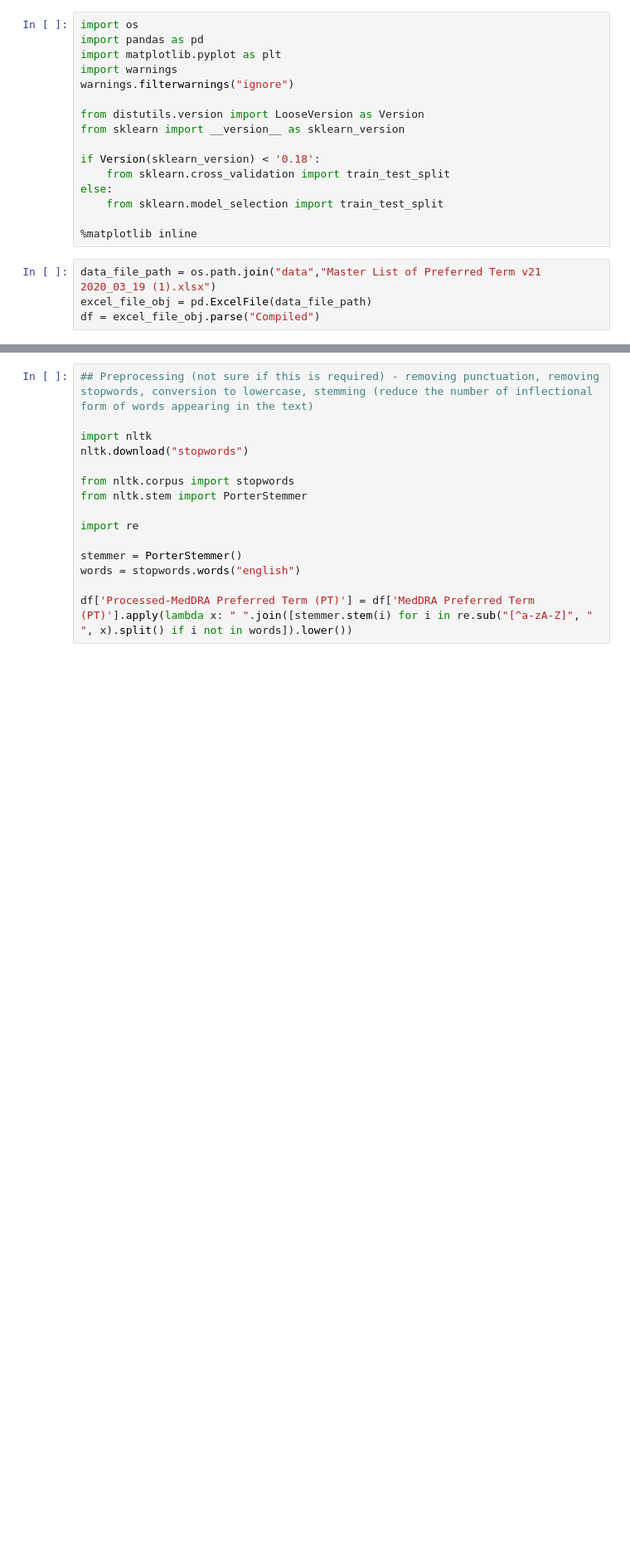
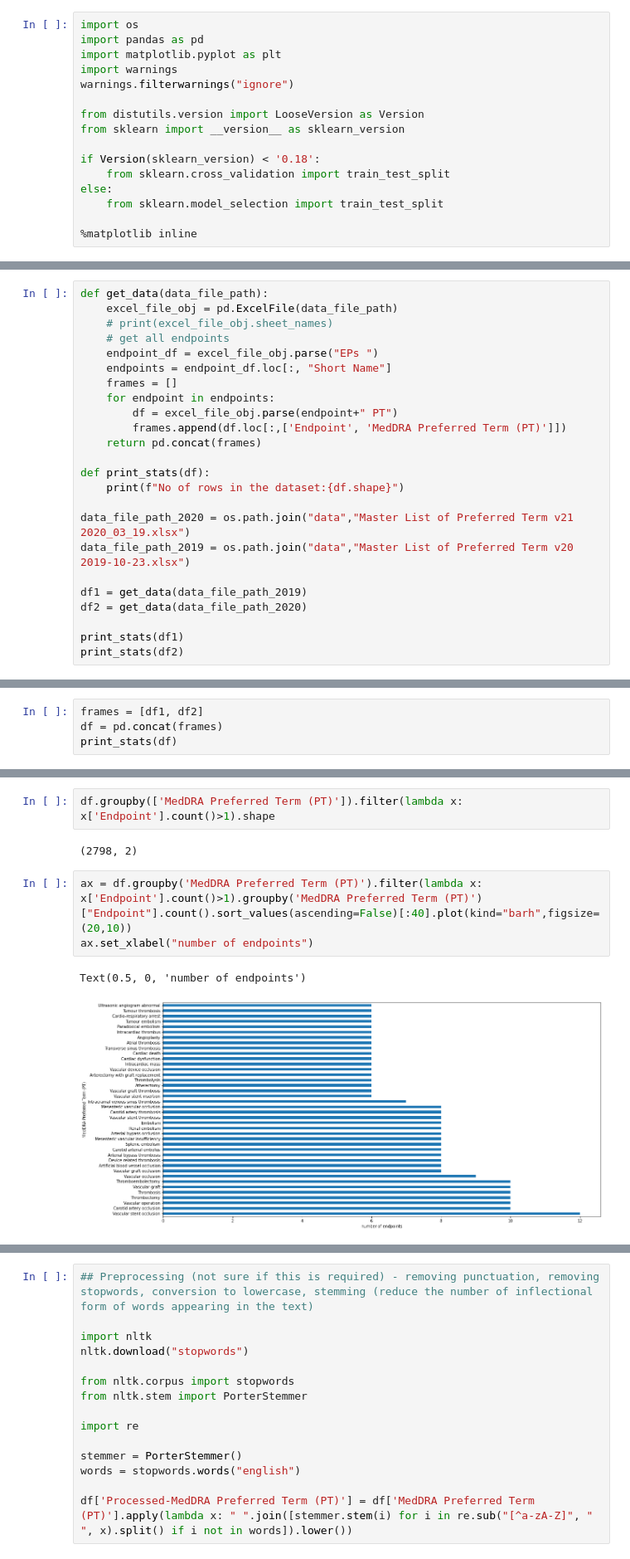
Before and after one commit to manju-lilly/medDRA-trigger, a Jupyter notebook: classifier-model-tfidf.ipynb, the cells around one changed output, grey strips where cells are left out. Shown: that part at 83% size. Drawn from its saved outputs; the diff is of its cells as text; blank space fills up the shorter version.

```diff
--- a/classifier-model-tfidf.ipynb
+++ b/classifier-model-tfidf.ipynb
@@ -16,7 +16,3 @@ else:
     from sklearn.model_selection import train_test_split
 
 %matplotlib inline
-# %%
-data_file_path = os.path.join("data","Master List of Preferred Term v21 2020_03_19 (1).xlsx")
-excel_file_obj = pd.ExcelFile(data_file_path)
-df = excel_file_obj.parse("Compiled")
@@ -26,0 +19,24 @@ No of rows in the dataset:(1168, 3)
+# %%
+def get_data(data_file_path):
+    excel_file_obj = pd.ExcelFile(data_file_path)
+    # print(excel_file_obj.sheet_names)
+    # get all endpoints
+    endpoint_df = excel_file_obj.parse("EPs ")
+    endpoints = endpoint_df.loc[:, "Short Name"]
+    frames = []
+    for endpoint in endpoints:
+        df = excel_file_obj.parse(endpoint+" PT")
+        frames.append(df.loc[:,['Endpoint', 'MedDRA Preferred Term (PT)']])
+    return pd.concat(frames)
+
+def print_stats(df):
+    print(f"No of rows in the dataset:{df.shape}")
+
+data_file_path_2020 = os.path.join("data","Master List of Preferred Term v21 2020_03_19.xlsx")
+data_file_path_2019 = os.path.join("data","Master List of Preferred Term v20 2019-10-23.xlsx")
+
+df1 = get_data(data_file_path_2019)
+df2 = get_data(data_file_path_2020)
+
+print_stats(df1)
+print_stats(df2)
@@ -26,0 +46,4 @@ No of rows in the dataset:(1168, 3)
+# %%
+frames = [df1, df2]
+df = pd.concat(frames)
+print_stats(df)
@@ -26,0 +76,10 @@ No of rows in the dataset:(1168, 3)
+# %%
+df.groupby(['MedDRA Preferred Term (PT)']).filter(lambda x: x['Endpoint'].count()>1).shape
+# %% [output]
+(2798, 2)
+# %%
+ax = df.groupby('MedDRA Preferred Term (PT)').filter(lambda x: x['Endpoint'].count()>1).groupby('MedDRA Preferred Term (PT)')["Endpoint"].count().sort_values(ascending=False)[:40].plot(kind="barh",figsize=(20,10))
+ax.set_xlabel("number of endpoints")
+# %% [output]
+Text(0.5, 0, 'number of endpoints')
+[figure, added]
```
Also changed, not shown: parts of 10 cells of this notebook, 2 other files.
